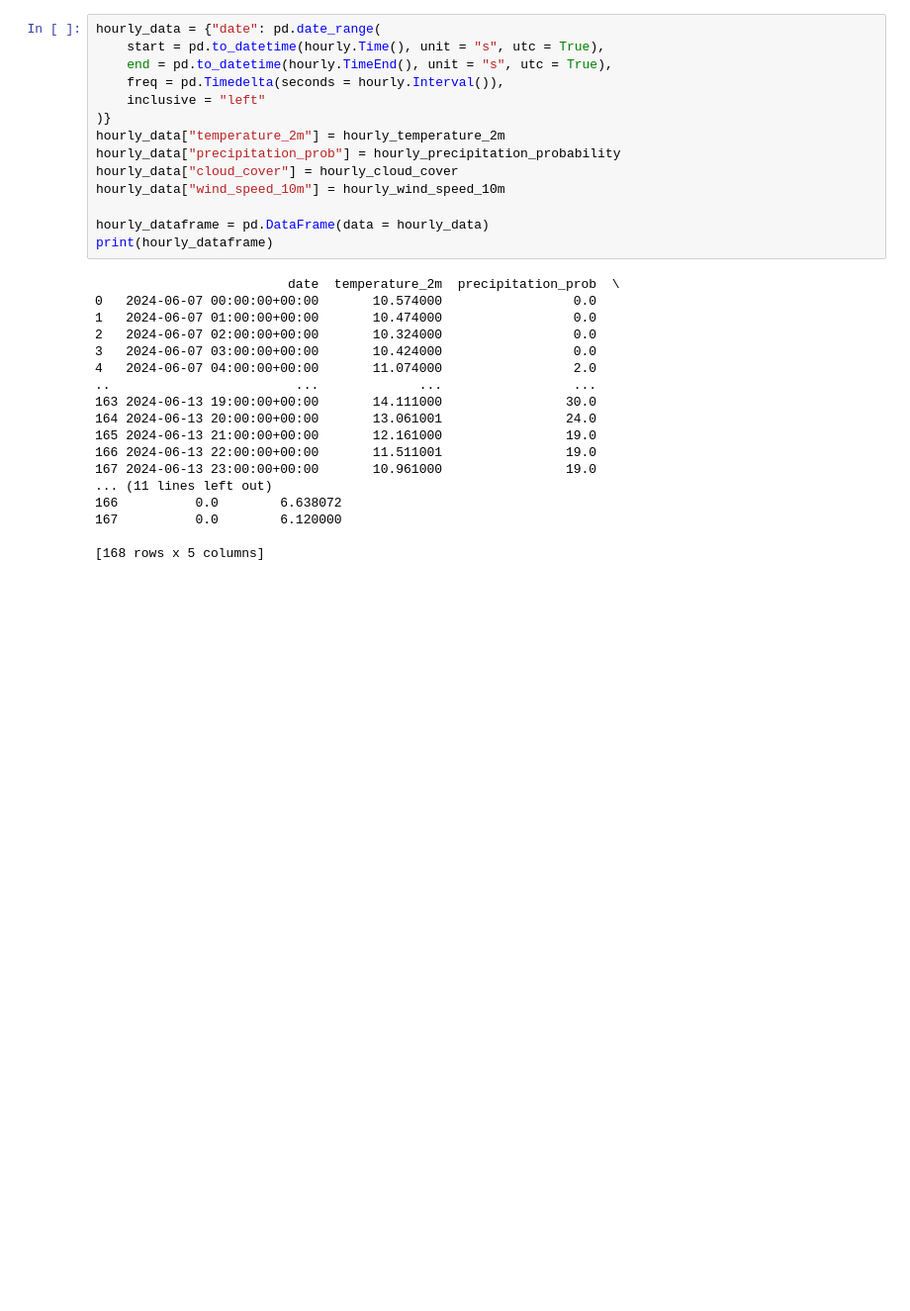
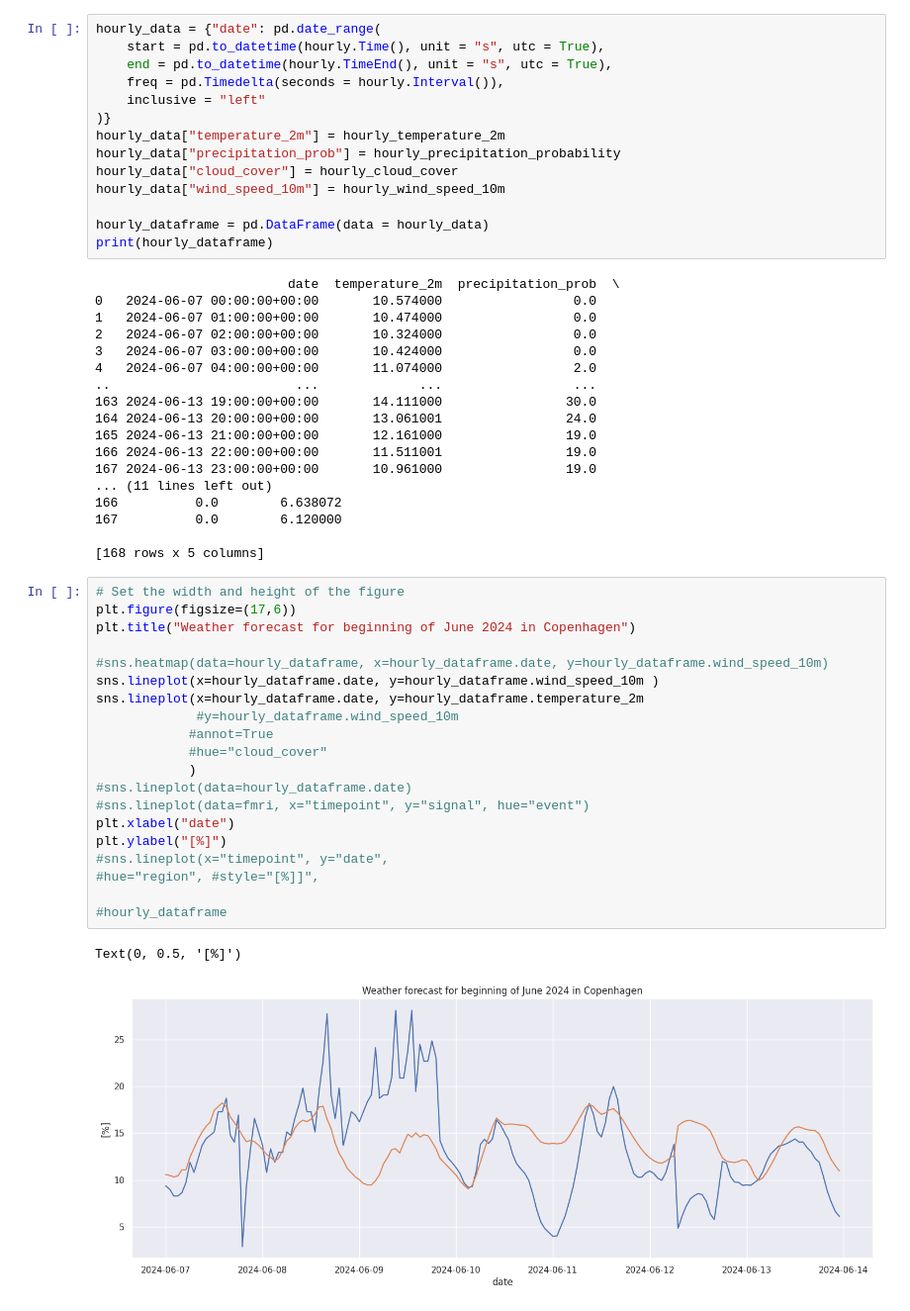
Before and after one commit to 00mihu/data, a Jupyter notebook: OpenMeteo_api_weather_forecast.ipynb, the cells around one changed output. Shown: that part at 99% size. Saved outputs shown, nothing was run; the diff lists cells and outputs as text; blank space fills up the shorter version.

Commit message:
weather forecast for june 2024 in Copenhagen, created in Colab

```diff
--- a/OpenMeteo_api_weather_forecast.ipynb
+++ b/OpenMeteo_api_weather_forecast.ipynb
@@ -100,3 +100,26 @@ print(hourly_dataframe)
 167          0.0        6.120000
 
 [168 rows x 5 columns]
+# %%
+# Set the width and height of the figure
+plt.figure(figsize=(17,6))
+plt.title("Weather forecast for beginning of June 2024 in Copenhagen")
+
+#sns.heatmap(data=hourly_dataframe, x=hourly_dataframe.date, y=hourly_dataframe.wind_speed_10m)
+sns.lineplot(x=hourly_dataframe.date, y=hourly_dataframe.wind_speed_10m )
+sns.lineplot(x=hourly_dataframe.date, y=hourly_dataframe.temperature_2m
+             #y=hourly_dataframe.wind_speed_10m
+            #annot=True
+            #hue="cloud_cover"
+            )
+#sns.lineplot(data=hourly_dataframe.date)
+#sns.lineplot(data=fmri, x="timepoint", y="signal", hue="event")
+plt.xlabel("date")
+plt.ylabel("[%]")
+#sns.lineplot(x="timepoint", y="date",
+#hue="region", #style="[%]]",
+
+#hourly_dataframe
+# %% [output]
+Text(0, 0.5, '[%]')
+[figure, added]
```
